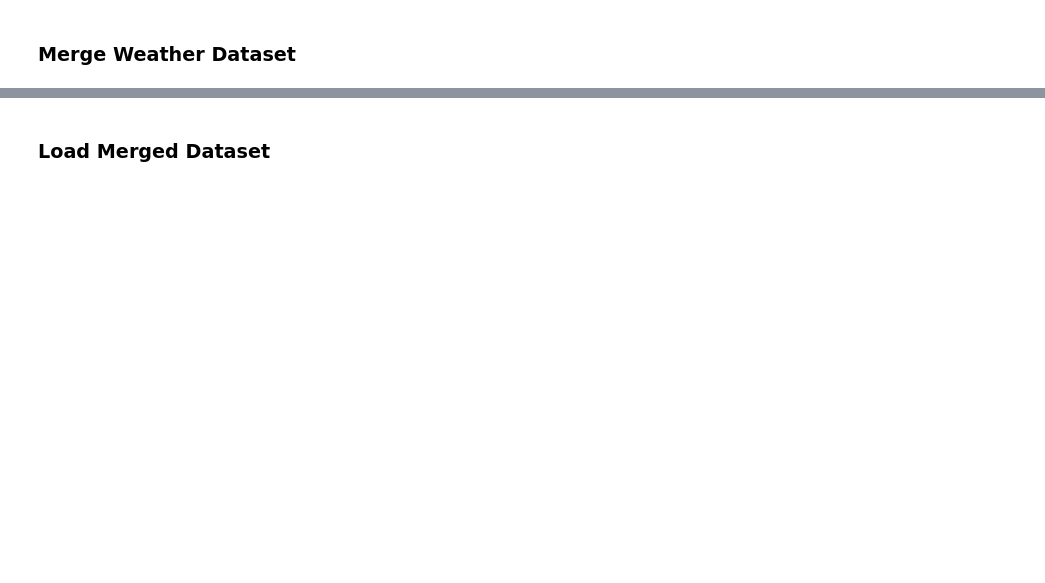
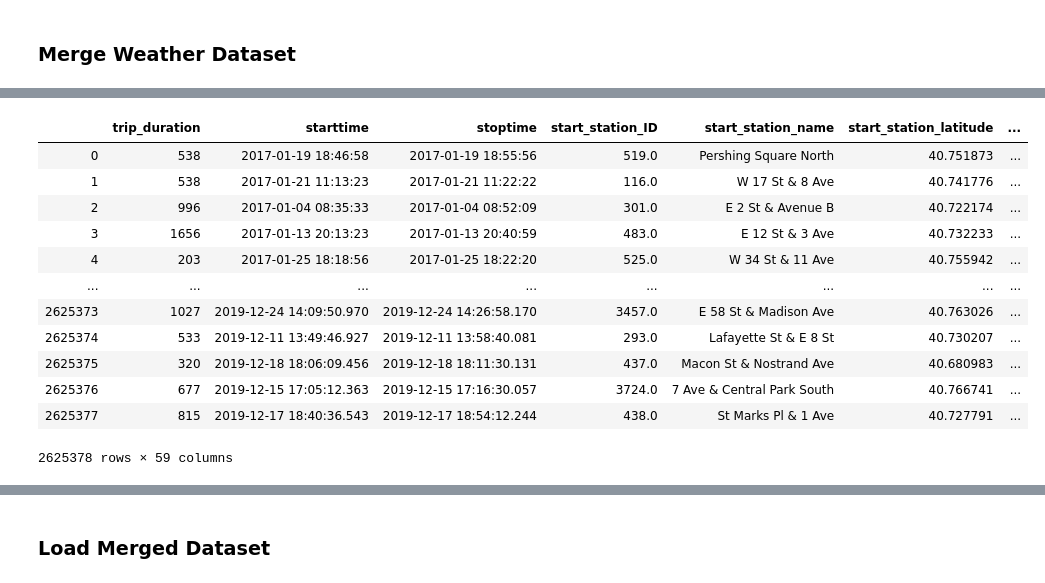
Before and after one commit to zhangym1256/Citi-Bike-Capstone, a Jupyter notebook: may/data_extraction.ipynb, the cells around one changed output, grey strips where cells are left out. Cells and saved outputs as stored; diff of their text form; code cells hidden in the pictures; blank space fills up the shorter version.

Commit message:
Sanity Check, Merge Dock Capacity and Create Percent_usage

```diff
--- a/may/data_extraction.ipynb
+++ b/may/data_extraction.ipynb
@@ -191,0 +250,6 @@ test_df_weather = test_df.merge(weather,how='left',
+# %%
+dock_df = pd.DataFrame()
+for i in bike_files:
+    bike_temp = pd.read_csv(i,sep='\t',usecols=['dock_id', 'dock_name', "date", "tot_docks"])
+    dock_df = pd.concat([dock_df,bike_temp],axis = 0)
+    print('Finished %s'%i)
@@ -191,0 +274,21 @@ test_df_weather = test_df.merge(weather,how='left',
+# %%
+dockdf = dock_df.groupby(['dock_name','date'])['tot_docks'].agg({lambda x: x.iloc[0]}).reset_index()
+dockdf.columns=['start_station_name','start_date','tot_docks']
+dockdf['start_date']='20'+dockdf['start_date']
+# %%
+dockdf_merged = train_df_weather.merge(dockdf,how='left',on=['start_station_name','start_date'])
+dockdf_merged
+# %% [output]
+|  | trip_duration | starttime | stoptime | start_station_ID | start_station_name | start_station_latitude | ... |
+| 0 | 538 | 2017-01-19 18:46:58 | 2017-01-19 18:55:56 | 519.0 | Pershing Square North | 40.751873 | ... |
+| 1 | 538 | 2017-01-21 11:13:23 | 2017-01-21 11:22:22 | 116.0 | W 17 St & 8 Ave | 40.741776 | ... |
+| 2 | 996 | 2017-01-04 08:35:33 | 2017-01-04 08:52:09 | 301.0 | E 2 St & Avenue B | 40.722174 | ... |
+| 3 | 1656 | 2017-01-13 20:13:23 | 2017-01-13 20:40:59 | 483.0 | E 12 St & 3 Ave | 40.732233 | ... |
+| 4 | 203 | 2017-01-25 18:18:56 | 2017-01-25 18:22:20 | 525.0 | W 34 St & 11 Ave | 40.755942 | ... |
+| ... | ... | ... | ... | ... | ... | ... | ... |
+| 2625373 | 1027 | 2019-12-24 14:09:50.970 | 2019-12-24 14:26:58.170 | 3457.0 | E 58 St & Madison Ave | 40.763026 | ... |
+| 2625374 | 533 | 2019-12-11 13:49:46.927 | 2019-12-11 13:58:40.081 | 293.0 | Lafayette St & E 8 St | 40.730207 | ... |
+| 2625375 | 320 | 2019-12-18 18:06:09.456 | 2019-12-18 18:11:30.131 | 437.0 | Macon St & Nostrand Ave | 40.680983 | ... |
+| 2625376 | 677 | 2019-12-15 17:05:12.363 | 2019-12-15 17:16:30.057 | 3724.0 | 7 Ave & Central Park South | 40.766741 | ... |
+| 2625377 | 815 | 2019-12-17 18:40:36.543 | 2019-12-17 18:54:12.244 | 438.0 | St Marks Pl & 1 Ave | 40.727791 | ... |
+2625378 rows × 59 columns
```
Also changed, not shown: parts of 51 cells of this notebook.
